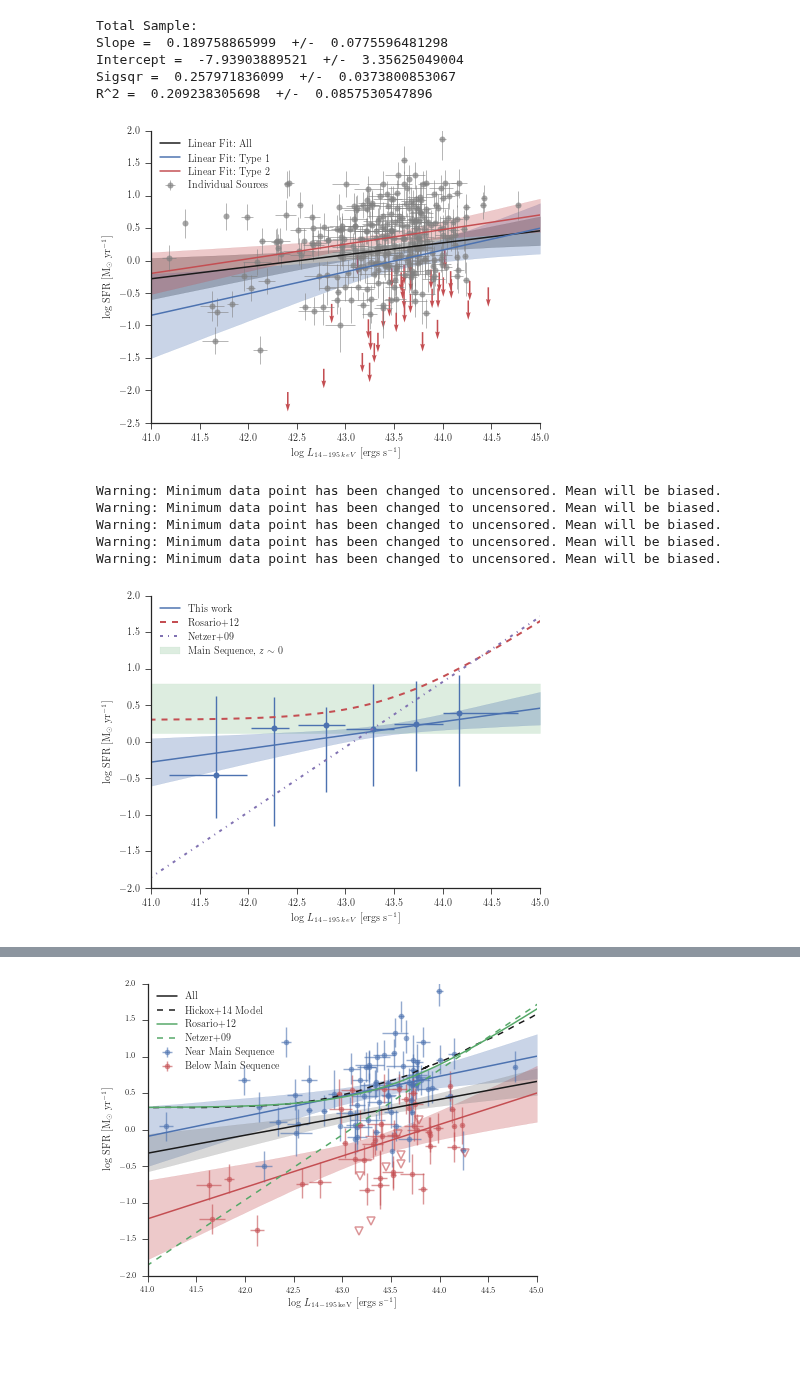
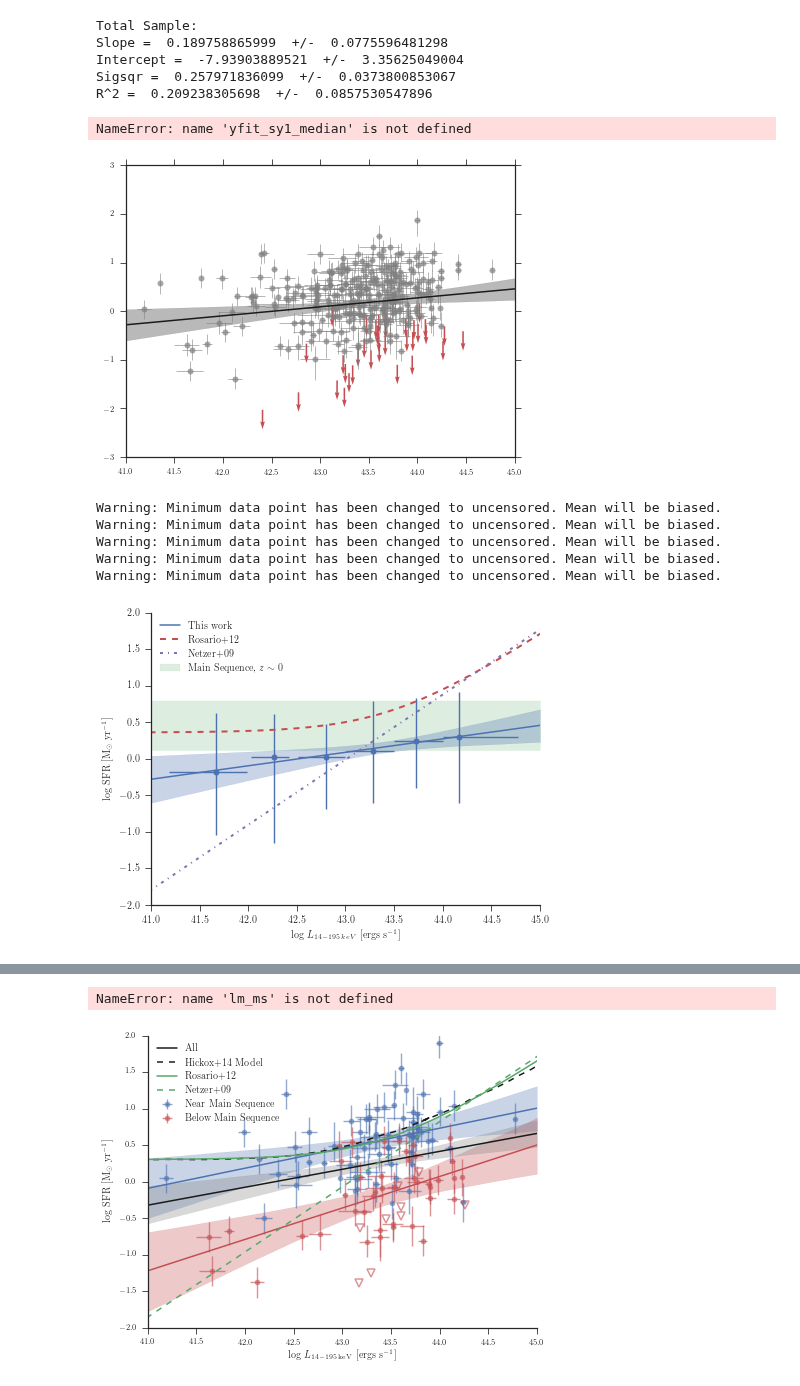
Before and after one commit to ttshimiz/bat-agn-sed-fitting-paper, a Jupyter notebook: ipython_notebooks/lbat-sfr-correlation.ipynb, the cells around one changed output, grey strips where cells are left out. Saved outputs shown, nothing was run; the diff lists cells and outputs as text; code cells hidden in the pictures; blank space fills up the shorter version.

```diff
--- a/ipython_notebooks/lbat-sfr-correlation.ipynb
+++ b/ipython_notebooks/lbat-sfr-correlation.ipynb
@@ -79,6 +79,8 @@ bat_flux.loc[bat_flux['lbat_flag'] == 0, 'lbat_err'] = 0
 bat_c12['lbat'] = bat_flux['lbat']
 bat_c12['lbat_err'] = bat_flux['lbat_err']
 bat_c12['lbat_flag'] = bat_flux['lbat_flag']
+bat_c12['lbol'] = 1.1157*bat_c12['lbat'] - 4.2280
+bat_c12['lbol_err'] = 1.1157*bat_c12['lbat_err']
 # %%
 broad_type = pd.Series(index=bat_info.index, name='Sy_Type')
 
@@ -177,7 +179,7 @@ Intercept =  -7.93903889521  +/-  3.35625049004
 Sigsqr =  0.257971836099  +/-  0.0373800853067
 R^2 =  0.209238305698  +/-  0.0857530547896
 # %%
-xfit = np.arange(41.0, 45.0, 0.001)
+xfit = np.arange(41.0, 49.0, 0.001)
 yfit_all = np.zeros((len(lm.chain['beta']), len(xfit)))
 #yfit_sy1 = np.zeros((len(lm_sy1.chain['beta']), len(xfit)))
 #yfit_sy2 = np.zeros((len(lm_sy2.chain['beta']), len(xfit)))
@@ -253,14 +255,16 @@ plt.legend(loc='upper left', fontsize=10)
 sn.despine()
 ax.tick_params(axis='both', which='major', labelsize=10)
 #fig.savefig(figsave_dir+'sfr_lbat_correlation_nosy.pdf', bbox_inches='tight')
-fig.savefig('/Users/ttshimiz/Dropbox/Research/Thesis/Dissertation/Chapter3/sfr_lbat_correlation_nosy.pdf', bbox_inches='tight')
+#fig.savefig('/Users/ttshimiz/Dropbox/Research/Thesis/Dissertation/Chapter3/sfr_lbat_correlation_nosy.pdf', bbox_inches='tight')
 # %% [output]
+NameError: name 'yfit_sy1_median' is not defined
-[figure, old version]
+[figure, new version]
 # %%
 bin_edges = np.array([42.0, 42.5, 43.0, 43.5, 44.0])
 n_bins = len(bin_edges) + 1
 
 avg_sfr = pd.Series(index=np.arange(n_bins))
+avg_sfr_mn_err = pd.Series(index=np.arange(n_bins))
 avg_sfr_err_up = pd.Series(index=np.arange(n_bins))
 avg_sfr_err_down = pd.Series(index=np.arange(n_bins))
 avg_lx = pd.Series(index=np.arange(n_bins))
@@ -288,8 +292,9 @@ for i in range(n_bins):
     p84 = km.km_percentile(0.84)
 
     avg_sfr.loc[i] = mn
+    avg_sfr_mn_err.loc[i] = mn_err
     avg_sfr_err_up.loc[i] = p84-mn
-    avg_sfr_err_down.loc[i] = med-p16
+    avg_sfr_err_down.loc[i] = mn-p16
 
     avg_lx.loc[i] = bat_c12.loc[ind, 'lbat'].mean()
     avg_lx_err_up.loc[i] = bat_c12.loc[ind, 'lbat'].max() - avg_lx.loc[i]
@@ -312,35 +317,36 @@ ax.fill_between(xfit, 0.12*np.ones(len(xfit)), 0.80*np.ones(len(xfit)), color='g
 #          scale_units='height', scale=15., units='width', width=0.004, color='gray',
 #          pivot='tail', label='_nolabel', alpha=0.5)
 ax.errorbar(avg_lx, avg_sfr,
             xerr = np.vstack([avg_lx_err_down, avg_lx_err_up]),
             yerr=np.vstack([avg_sfr_err_down.values, avg_sfr_err_up.values]),
             fmt='o', color='b', ls='None', ms=6)
 ax.plot(xfit, yfit_median, 'b-', lw=1.5, label=r'This work')
 ax.fill_between(xfit, yfit_lower95, yfit_upper95, color='b', alpha=0.3)
 
 #hickox_model = np.loadtxt('../data/hickox14_lir_v_lagn.csv', delimiter=',')
 #hickox_sfr = hickox_model[:,1]-np.log10(2.57e43)
 #hickox_agn = (hickox_model[:,0] + 4.2280)/1.1157
 #ax.plot(hickox_agn, hickox_sfr, 'k--', lw=1.5, label='Hickox+14 Model')
 
 lbol = np.arange(41.5, 46.0, 0.01)
 lsf_rosario = np.log10(10**(43.57) + 10**(43.57)*(10**lbol/10**(44.27))**0.78)
 lsf_netzer = 41+0.8*(lbol-41)
 lbat_model = (lbol+4.2280)/1.1157
-c = 0.140904716825
+#c = 0.140904716825
+c = 0.20
 ax.plot(lbat_model, lsf_rosario-np.log10(2.57e43)+c, 'r--', lw=2.0, label='Rosario+12')
 ax.plot(lbat_model, lsf_netzer-np.log10(2.57e43)+c, 'm-.', lw=2.0, label='Netzer+09')
 
 ax.set_xlim(41.0, 45.0)
 ax.set_ylim(-2, 2.0)
 ax.set_xlabel(r'$\log\,L_{\mathdefault{14-195\,keV}}$ [ergs s$^{-1}$]')
 ax.set_ylabel(r'$\log$ SFR [M$_{\odot}$ yr$^{-1}$]')
 ax.legend(loc='upper left', fontsize=10)
 ax.tick_params(axis='both', which='major', labelsize=10)
 sn.despine()
 #fig.savefig('../figures/lbat_sfr_correlation_compare_lit_with_MS.pdf', bbox_inches='tight')
 # %% [output]
-[figure, old version]
+[figure, new version]
 # %%
 bat_c12[bat_c12['sfr'] < -1.5]
 # %% [output]
@@ -377,7 +383,7 @@ delta_below2 = bat_c12['lir_sf_flag'][(bat_c12['dlogMS'] < -0.64)].values + 1
 lm_below2 = linmix.LinMix(x=lx_below2, y=sfr_below2, xsig=lx_err_below2, ysig=sfr_err_below2, delta=delta_below2)
 lm_below2.run_mcmc(silent=True)
 # %%
-xfit = np.arange(41.0, 45.0, 0.001)
+xfit = np.arange(41.0, 49.0, 0.001)
 yfit_ms = np.zeros((len(lm_ms.chain['beta']), len(xfit)))
 yfit_below2 = np.zeros((len(lm_below2.chain['beta']), len(xfit)))
 
@@ -398,6 +404,8 @@ yfit_ms_lower95 = np.percentile(yfit_ms, axis=0, q=2.5)
 yfit_below2_median = np.median(yfit_below2, axis=0)
 yfit_below2_upper95 = np.percentile(yfit_below2, axis=0, q=97.5)
 yfit_below2_lower95 = np.percentile(yfit_below2, axis=0, q=2.5)
+# %% [output]
+NameError: name 'lm_ms' is not defined
 # %%
 fig = plt.figure(figsize=(textwidth, 3./4.*textwidth))
 plt.errorbar(lx_ms, sfr_ms, xerr=lx_err_ms, yerr=bat_c12.loc[(bat_c12['dlogMS'] < 0.64) & (bat_c12['dlogMS'] > -0.64), ['sfr_68_up', 'sfr_68_down']].values.transpose(),
```
Also changed, not shown: parts of 2 cells of this notebook, 4 other files.
